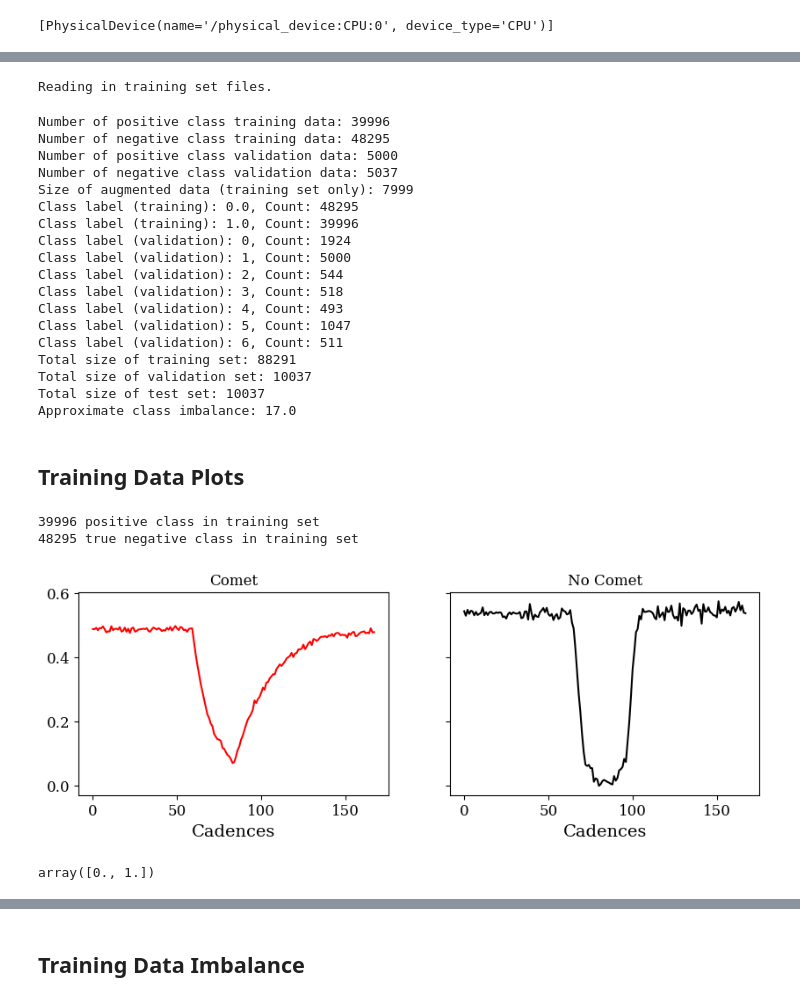
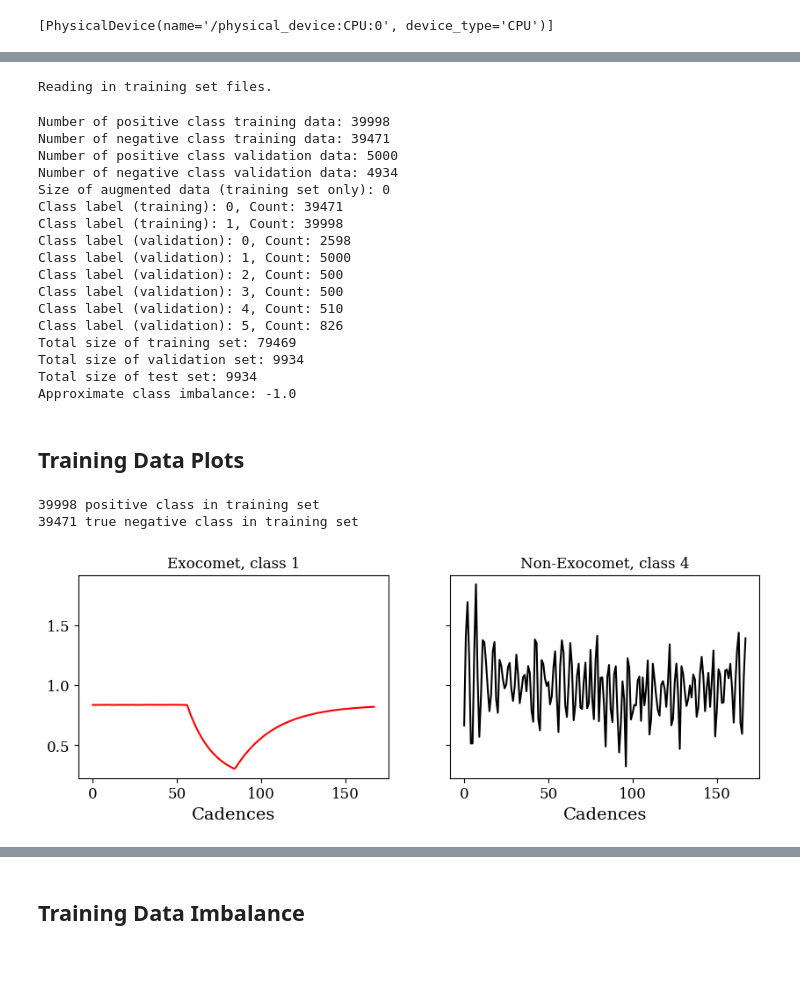
Before and after one commit to azibn/nets2, a Jupyter notebook: notebooks/CNN.ipynb, the cells around one changed output, grey strips where cells are left out. Cells and saved outputs as stored; diff of their text form; code cells hidden in the pictures; blank space fills up the shorter version.

Commit message:
new variability training data

```diff
--- a/notebooks/CNN.ipynb
+++ b/notebooks/CNN.ipynb
@@ -45,6 +43,6 @@ Total size of test set: 500
 No second class to calculate imbalance.
 # %%
-fbinaries = stella.FlareDataSet(fn_dir='/Users/azib/Documents/open_source/nets2/models/binaries5k/',
-                         catalog='/Users/azib/Documents/open_source/nets2/catalogs/binaries5k.txt',frac_balance=1,cadences=cadences)
+fbinaries = stella.FlareDataSet(fn_dir='/Users/azib/Documents/open_source/nets2/models/binaries5k-scaled-to-baseline/',
+                         catalog='/Users/azib/Documents/open_source/nets2/catalogs/binaries5k-scaled-to-baseline.txt',frac_balance=1,cadences=cadences,training=1,validation=0)
 # %% [output]
 Reading in training set files.
@@ -65,5 +58,5 @@ No second class to calculate imbalance.
 # %%
-rbinaries = stella.FlareDataSet(fn_dir='/Users/azib/Documents/open_source/nets2/models/binaries-s18/',
-                         catalog='/Users/azib/Documents/open_source/nets2/catalogs/binaries-s18.txt',cadences=cadences,frac_balance=1)
+rbinaries = stella.FlareDataSet(fn_dir='/Users/azib/Documents/open_source/nets2/models/binaries-s18-scaled-to-baseline/',
+                         catalog='/Users/azib/Documents/open_source/nets2/catalogs/binaries-s18-scaled-to-baseline.txt',cadences=cadences,frac_balance=1,training=1,validation=0)
 # %% [output]
 Reading in training set files.
@@ -97,5 +72,5 @@ No second class to calculate imbalance.
 # %%
-cdips = stella.FlareDataSet(fn_dir='/Users/azib/Documents/open_source/nets2/models/cdips/',
-                         catalog='/Users/azib/Documents/open_source/nets2/catalogs/cdips.txt',cadences=cadences,frac_balance=1,training=0.89)
+sines = stella.FlareDataSet(fn_dir='/Users/azib/Documents/open_source/nets2/models/sines-scaled-to-baseline-v2/',
+                         catalog='/Users/azib/Documents/open_source/nets2/catalogs/sines-scaled-to-baseline-v2.txt',cadences=cadences,frac_balance=1,training=1,validation=0)
 # %% [output]
 Reading in training set files.
@@ -118,25 +86,24 @@ plt.plot(svc.train_data[22])
 # %%
-ds = stella.FlareDataSet(fn_dir='/Users/azib/Documents/open_source/nets2/models/comets50k-s18-snr5/',
-                         catalog='/Users/azib/Documents/open_source/nets2/catalogs/comets50k-s18-snr5.txt',cadences=cadences,frac_balance=0.85,augment_portion=0.20,
-                         merge_datasets=True,other_datasets=[exoplanets,rbinaries,fbinaries, svc, cdips],other_datasets_labels=[2,3,4,5,6])
+ds = stella.FlareDataSet(fn_dir='/Users/azib/Documents/open_source/nets2/models/comets50k-scaled-to-baseline/',
+                         catalog='/Users/azib/Documents/open_source/nets2/catalogs/comets50k-scaled-to-baseline.txt',cadences=cadences,frac_balance=0.8,
+                         merge_datasets=True,other_datasets=[exoplanets,fbinaries,rbinaries,sines],other_datasets_labels=[2,3,4,5])
 # %% [output]
 Reading in training set files.
-Number of positive class training data: 39996
-Number of negative class training data: 48295
+Number of positive class training data: 39998
+Number of negative class training data: 39471
 Number of positive class validation data: 5000
-Number of negative class validation data: 5037
-Size of augmented data (training set only): 7999
-Class label (training): 0.0, Count: 48295
-Class label (training): 1.0, Count: 39996
-Class label (validation): 0, Count: 1924
+Number of negative class validation data: 4934
+Size of augmented data (training set only): 0
+Class label (training): 0, Count: 39471
+Class label (training): 1, Count: 39998
+Class label (validation): 0, Count: 2598
 Class label (validation): 1, Count: 5000
-Class label (validation): 2, Count: 544
-Class label (validation): 3, Count: 518
-Class label (validation): 4, Count: 493
-Class label (validation): 5, Count: 1047
-Class label (validation): 6, Count: 511
-Total size of training set: 88291
-Total size of validation set: 10037
-Total size of test set: 10037
-Approximate class imbalance: 17.0
+Class label (validation): 2, Count: 500
+Class label (validation): 3, Count: 500
+Class label (validation): 4, Count: 510
+Class label (validation): 5, Count: 826
+Total size of training set: 79469
+Total size of validation set: 9934
+Total size of test set: 9934
+Approximate class imbalance: -1.0
 # %%
@@ -149,25 +113,21 @@ ds.save(output='../dsv4.pkl')
 ## Training Data Plots
 # %%
-m = 11000
-ind_pc = np.where(ds.train_labels==1)[0]
-ind_nc = np.where(ds.train_labels!=1)[0]
+m = -1
+ind_pc = np.where(ds.train_labels_ori==1)[0]
+ind_nc = np.where(ds.train_labels_ori!=1)[0]
 print(len(ind_pc),"positive class in training set")
 print(len(ind_nc),"true negative class in training set")
 
 fig, (ax1, ax2) = plt.subplots(ncols=2, figsize=(10,3),
                                sharex=True, sharey=True)
 ax1.plot(ds.train_data[ind_pc[m]], 'r')
-ax1.set_title('Comet')
+ax1.set_title(f'Exocomet, class {ds.train_labels_ori[ind_pc[m]]}')
 ax1.set_xlabel('Cadences')
 ax2.plot(ds.train_data[ind_nc[m]], 'k')
-ax2.set_title('No Comet')
+ax2.set_title(f'Non-Exocomet, class {ds.train_labels_ori[ind_nc[m]]}')
 ax2.set_xlabel('Cadences');
 # %% [output]
-39996 positive class in training set
-48295 true negative class in training set
+39998 positive class in training set
+39471 true negative class in training set
-[figure, old version]
+[figure, new version]
-# %%
-np.unique(ds.train_labels)
-# %% [output]
-array([0., 1.])
 # %%
```
Also changed, not shown: parts of 30 cells of this notebook, 9 other files.
